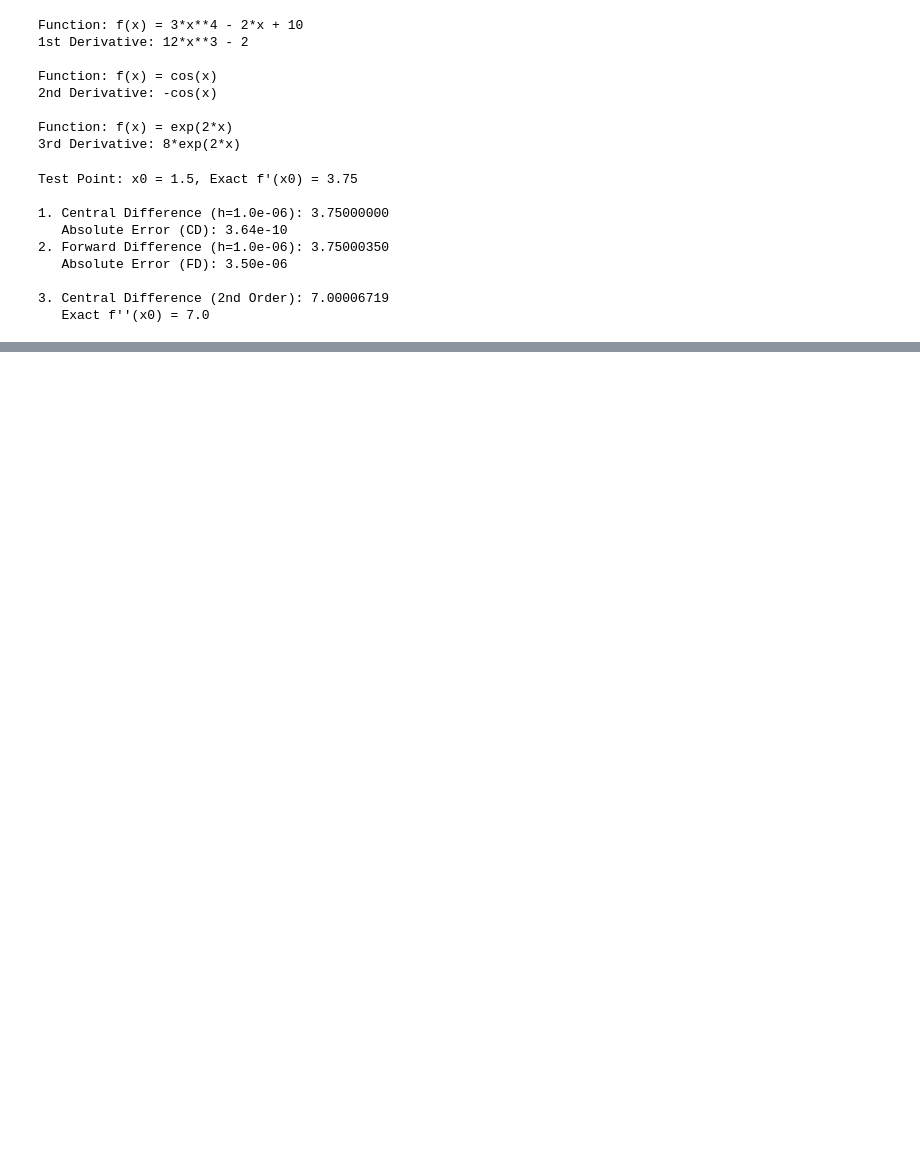
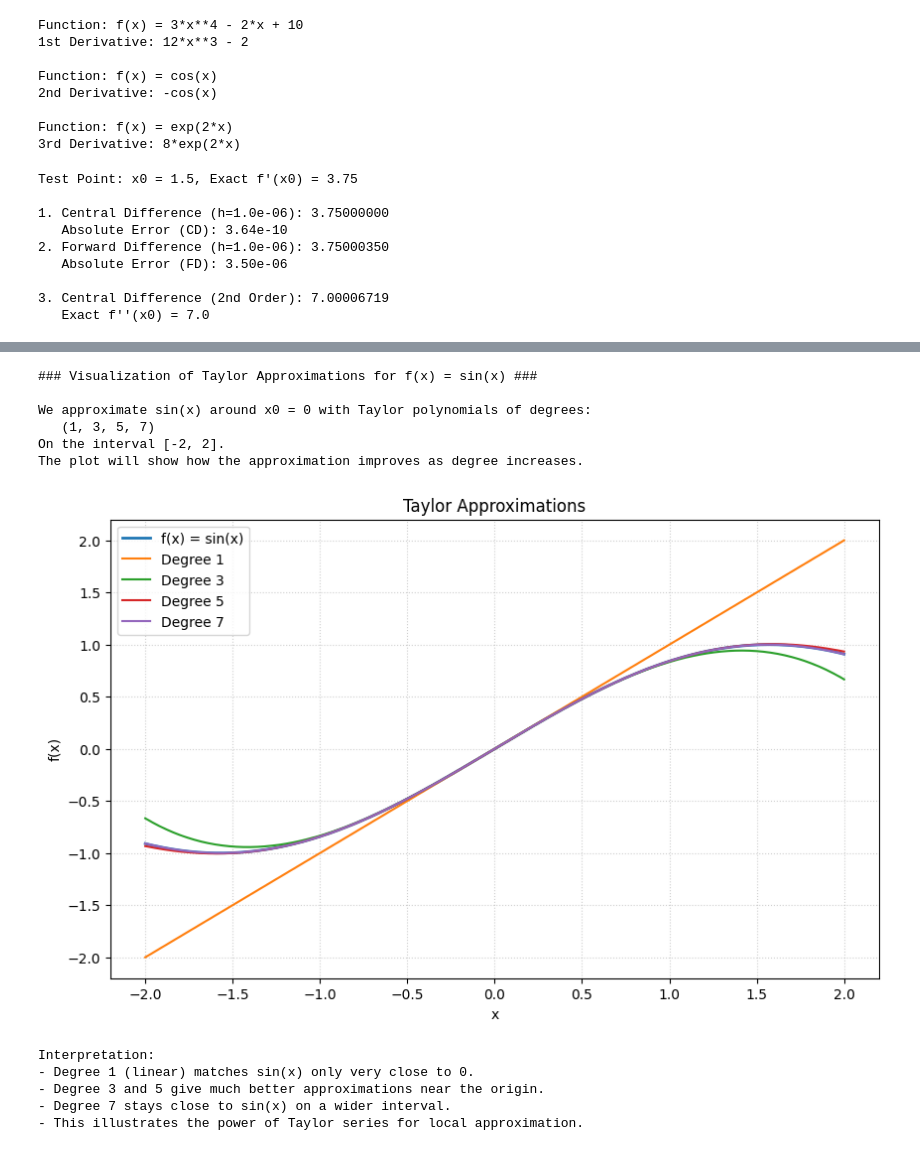
Before and after one commit to pyMatan/pyMatan, a Jupyter notebook: testing/notebook_example.ipynb, the cells around one changed output, grey strips where cells are left out. Saved outputs shown, nothing was run; the diff lists cells and outputs as text; code cells hidden in the pictures; blank space fills up the shorter version.

Commit message:
series.example

```diff
--- a/testing/notebook_example.ipynb
+++ b/testing/notebook_example.ipynb
@@ -254,0 +696,38 @@ Visualization 3: Trigonometric Function
+# %%
+print("### Visualization of Taylor Approximations for f(x) = sin(x) ###\n")
+
+x0 = 0.0
+degrees = (1, 3, 5, 7)
+x_min, x_max = -2, 2
+
+print("We approximate sin(x) around x0 = 0 with Taylor polynomials of degrees:")
+print(f"   {degrees}")
+print(f"On the interval [{x_min}, {x_max}].")
+print("The plot will show how the approximation improves as degree increases.\n")
+
+plot_taylor_approximations(
+    func_str="sin(x)",
+    x0=x0,
+    degrees=degrees,
+    x_min=x_min,
+    x_max=x_max
+)
+
+print("Interpretation:")
+print("- Degree 1 (linear) matches sin(x) only very close to 0.")
+print("- Degree 3 and 5 give much better approximations near the origin.")
+print("- Degree 7 stays close to sin(x) on a wider interval.")
+print("- This illustrates the power of Taylor series for local approximation.")
+# %% [output]
+### Visualization of Taylor Approximations for f(x) = sin(x) ###
+
+We approximate sin(x) around x0 = 0 with Taylor polynomials of degrees:
+   (1, 3, 5, 7)
+On the interval [-2, 2].
+The plot will show how the approximation improves as degree increases.
+[figure, added]
+Interpretation:
+- Degree 1 (linear) matches sin(x) only very close to 0.
+- Degree 3 and 5 give much better approximations near the origin.
+- Degree 7 stays close to sin(x) on a wider interval.
+- This illustrates the power of Taylor series for local approximation.
```
Also changed, not shown: parts of 16 cells of this notebook, 4 other files.
